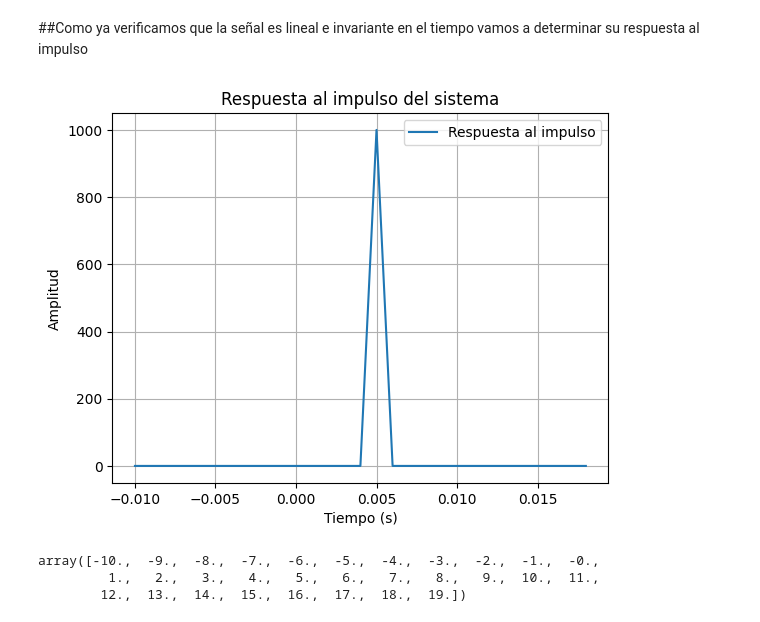
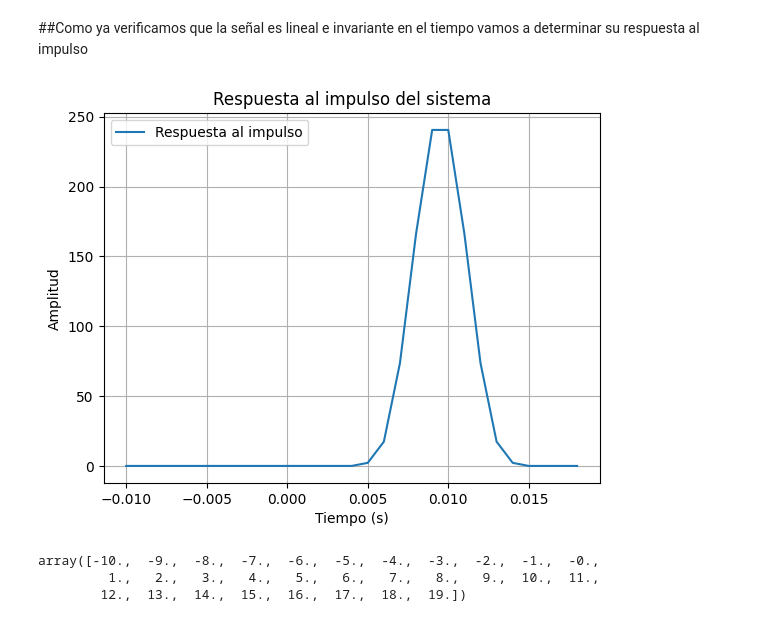
Before and after one commit to SebastianRodriguez05/SyS, a Jupyter notebook: Parcial_1_SyS.ipynb, the cells around one changed output. Cells and saved outputs as stored; diff of their text form; code cells hidden in the pictures.

```diff
--- a/Parcial_1_SyS.ipynb
+++ b/Parcial_1_SyS.ipynb
@@ -415,20 +412,20 @@ Como se muestra en la grafica al momento de correro la señal un to en la entrad
 ##Como ya verificamos que la señal es lineal e invariante en el tiempo vamos a determinar su respuesta al impulso
 # %%
 t_adjusted = t[:-1]
-h_n = np.diff(signal_u) * fs  #encontramos la respuesta al impulso derivando la salida del sistema
+h_n = np.diff(y_u) * fs  #encontramos la respuesta al impulso derivando la salida del sistema
 plt.figure()
 
 # Ajustamos el tamaño de t para que coincida con h_n
 t_adjusted = t[:-1]  # Eliminamos el último elemento de t
 
 plt.plot(t_adjusted, h_n, label='Respuesta al impulso'  )
 plt.title('Respuesta al impulso del sistema')
 plt.xlabel('Tiempo (s)')
 plt.ylabel('Amplitud')
 plt.legend()
 plt.grid()
 # %% [output]
-[figure, old version]
+[figure, new version]
 # %%
 n = np.round(t*fs) # Muestras
 n
```
Also changed, not shown: parts of 5 cells of this notebook.
